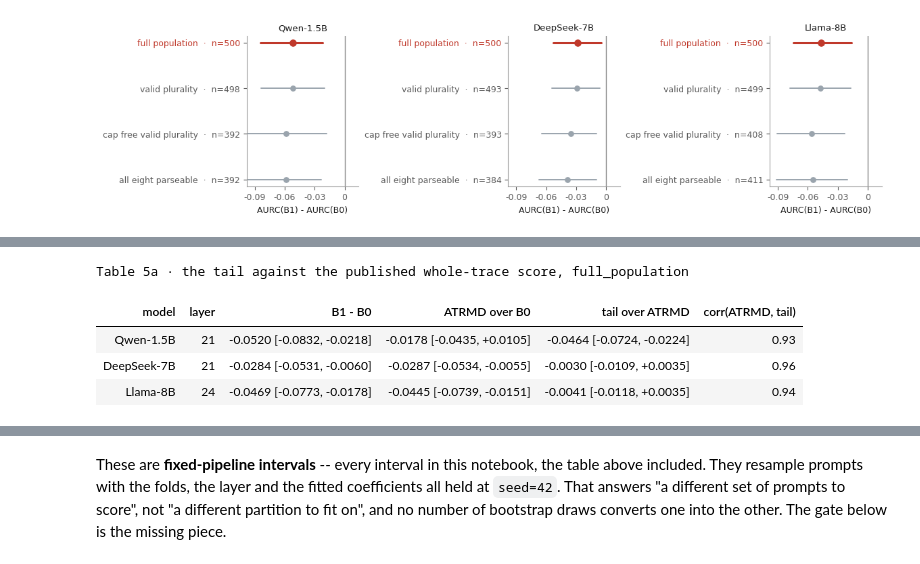
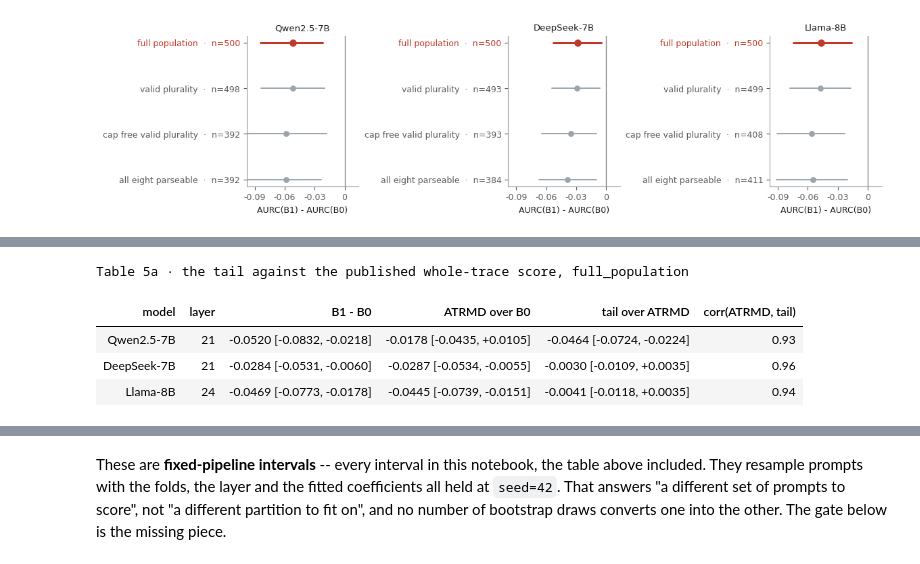
Before and after one commit to djaniak/reasoning-geometry, a Jupyter notebook: notebooks/14_rmd_workshop_story.ipynb, the cells around one changed output, grey strips where cells are left out. Cells and saved outputs as stored; diff of their text form; code cells hidden in the pictures.

```diff
--- a/notebooks/14_rmd_workshop_story.ipynb
+++ b/notebooks/14_rmd_workshop_story.ipynb
@@ -70,8 +72,11 @@ sys.path.insert(0, str(Path.cwd()))
 import _viz_utils as vu
 
 ROOT = vu.repo_root()
+sys.path.insert(0, str(ROOT))
+from baselines.abstention_baselines import holm_correction
+
 MODELS = ["qwen", "deepseek", "deepseek_llama"]
-NICE = {"qwen": "Qwen-1.5B", "deepseek": "DeepSeek-7B", "deepseek_llama": "Llama-8B"}
+NICE = {"qwen": "Qwen2.5-7B", "deepseek": "DeepSeek-7B", "deepseek_llama": "Llama-8B"}
 PRIMARY = "full_population"  # C_B on all 500 prompts; see section 2
 
 
@@ -88,7 +93,8 @@ CLOSEST = artifact("closest_baselines/closest_baselines_results.json")
 
 # The refit sweep is registered and pending; the gate in section 4 reads this.
 REFIT_PATH = ROOT / "results/refit_stability/refit_stability_results.json"
-REFIT = json.loads(REFIT_PATH.read_text()) if REFIT_PATH.exists() else None
+REFIT_PAYLOAD = json.loads(REFIT_PATH.read_text()) if REFIT_PATH.exists() else {}
+REFIT = REFIT_PAYLOAD if REFIT_PAYLOAD.get("complete") else None
 
 # Guard the joins the prose depends on, so a renamed key fails here and not
 # silently three figures later.
@@ -638,9 +638,8 @@ def interval(entry):
             f"[{entry['ci_low']:+.4f}, {entry['ci_high']:+.4f}]")
 
 
-# Table 5a is on the SAME scale and the SAME population as sections 2-4: risk
-# against coverage, lower is better, C_B over all 500 prompts. So unlike Table
-# 5b below, these numbers are directly comparable to the increment table.
+# Table 5a is on the same scale and population as sections 2-4: risk against
+# coverage, lower is better, C_B over all 500 prompts.
 L = pd.DataFrame([
     {
         "model": NICE[m["label"]],
@@ -660,101 +659,34 @@ table(
     note=("<b>Lower is better; a negative delta favours the left-hand readout.</b> "
           "<code>rmd_full</code> is Vazhentsev et al.'s ATRMD, so the middle "
           "column asks what an already-published feature buys and the right one "
           "asks what the tail adds on top of it.<br><br>"
           "<b>The split.</b> ATRMD clears zero over <code>B0</code> on "
           + ", ".join(NICE[m["label"]] for m in CLOSEST["models"]
                       if _clears(m["populations"][PRIMARY]["paired_deltas_aurc"]
                                  ["rmd_full_over_B0"]))
           + " and not on "
           + ", ".join(NICE[m["label"]] for m in CLOSEST["models"]
                       if not _clears(m["populations"][PRIMARY]["paired_deltas_aurc"]
                                      ["rmd_full_over_B0"]))
           + "; the tail clears zero over ATRMD on "
           + ", ".join(NICE[m["label"]] for m in CLOSEST["models"]
                       if _clears(m["populations"][PRIMARY]["paired_deltas_aurc"]
                                  ["rmd_tail_over_rmd_full"]))
           + " only. Exactly the models where one works are the models where the "
           "other does not, and the last column shows the two are near-collinear "
           "throughout. The increment is what replicates across models; the "
           "region it has to be read from is not.<br><br>"
           "Stop rule <code>1a</code> lives in the same artifact and does not "
           "trigger here either: the tail over <code>B0 + neg_answer_entropy</code> "
           "clears zero on "
           f"{sum(_clears(m['populations'][PRIMARY]['paired_deltas_aurc']['rmd_tail_over_B0_plus_H']) for m in CLOSEST['models'])}"
           " of 3 models, and the rule stops the claim at two failures."),
     **{"corr(ATRMD, tail)": "{:.2f}"},
 )
-
-# The E1 artifact behind notebook 12. Two things about it have to be said before
-# any number is read out of it, and the note under the table says both.
-#
-#   SIGN. E1 reports area under the *accuracy*-coverage curve, so HIGHER IS
-#   BETTER. Sections 2-4 report area under the *risk*-coverage curve, where
-#   lower is better -- which is why the increment there is a negative number.
-#   Both are called "aurc" in their artifacts. They are different curves and
-#   nothing converts one into the other.
-#
-#   POPULATION. E1 excludes unparsed and cap-hit traces from its correctness
-#   comparisons -- the complete-case filter section 2 argues against as a
-#   headline. It is admissible here only because both arms are the same score
-#   over different token regions, measured under the identical filter, so the
-#   filter cannot favour one region over the other. It is not comparable to the
-#   C_B numbers above and is not combined with them.
-REGION_DELTA = "rmd_high_entropy_q20_minus_rmd_tail_q20"
-REGION = {}
-for label in MODELS:
-    path = ROOT / f"results/{label}_bestofn_full/math500/math500_wave1_results.json"
-    if not path.exists():
-        continue
-    payload = json.loads(path.read_text(encoding="utf-8"))
-    settings = payload["settings"]
-    # Same decoding budget, layer and seed as everything else here, or the
-    # contrast is not about the region.
-    assert settings["max_new_tokens"] == CAP[label]["max_new_tokens"], label
-    assert settings["deepest_layer"] == CAP[label]["layer"], label
-    assert settings["seed"] == 42, label
-    REGION[label] = payload["e1_prompt_abstention"]
-
-assert REGION, "no wave1 artifact found; section 4a has nothing to show"
-
-R = pd.DataFrame([
-    {
-        "model": NICE[label],
-        "prompts": e["n_prompts"],
-        "tail_q20": e["point"]["rmd_tail_q20"]["aurc"],
-        "high_entropy_q20": e["point"]["rmd_high_entropy_q20"]["aurc"],
-        "high_entropy - tail": interval(e["deltas"][REGION_DELTA]["aurc"]),
-        "same, at 50% coverage": interval(e["deltas"][REGION_DELTA]["0.5"]),
-    }
-    for label, e in REGION.items()
-])
-missing = [NICE[label] for label in MODELS if label not in REGION]
-table(
-    R, "Table 5b &middot; the two localized regions against each other, prompt level",
-    note=("<b>Higher is better in this table only.</b> E1 integrates accuracy "
-          "against coverage; sections 2-4 and Table 5a integrate risk against "
-          "coverage, so the increment there is negative and the loss here is "
-          "negative for the opposite reason. Both are stored under the key "
-          "<code>aurc</code> in their own artifacts, on different scales and "
-          "over differently filtered traces. Do not read a delta across the "
-          "two tables.<br><br>"
-          "The high-entropy region is worse on both models and both AURC "
-          "intervals exclude zero. At the single 50% operating point the gap "
-          "survives on Qwen and does not on DeepSeek-7B "
-          f"(p = {REGION['deepseek']['deltas'][REGION_DELTA]['0.5']['p_two_sided']:.2f}), "
-          "so the ranking is a statement about the curve, not about any one "
-          "coverage.<br><br>"
-          "E1 ran before the third model was collected, so this is "
-          f"{len(REGION)} of the 3 models" + (f" -- {', '.join(missing)} has no "
-          "wave1 artifact" if missing else "") + ". Traces are filtered "
-          "complete-case here, identically for both regions; see the cell "
-          "source. These numbers are not on the C_B scale used above."),
-    **{"tail_q20": "{:.4f}", "high_entropy_q20": "{:.4f}"},
-)
 # %% [output]
 Table 5a · the tail against the published whole-trace score, full_population
 | model | layer | B1 - B0 | ATRMD over B0 | tail over ATRMD | corr(ATRMD, tail) |
-| Qwen-1.5B | 21 | -0.0520 [-0.0832, -0.0218] | -0.0178 [-0.0435, +0.0105] | -0.0464 [-0.0724, -0.0224] | 0.93 |
+| Qwen2.5-7B | 21 | -0.0520 [-0.0832, -0.0218] | -0.0178 [-0.0435, +0.0105] | -0.0464 [-0.0724, -0.0224] | 0.93 |
 | DeepSeek-7B | 21 | -0.0284 [-0.0531, -0.0060] | -0.0287 [-0.0534, -0.0055] | -0.0030 [-0.0109, +0.0035] | 0.96 |
 | Llama-8B | 24 | -0.0469 [-0.0773, -0.0178] | -0.0445 [-0.0739, -0.0151] | -0.0041 [-0.0118, +0.0035] | 0.94 |
 Lower is better; a negative delta favours the left-hand readout. rmd_full is Vazhentsev et al.'s ATRMD, so the middle column asks what an already-published feature buys and the right one asks what the ...
```
Also changed, not shown: parts of 12 cells of this notebook, 30 other files.
